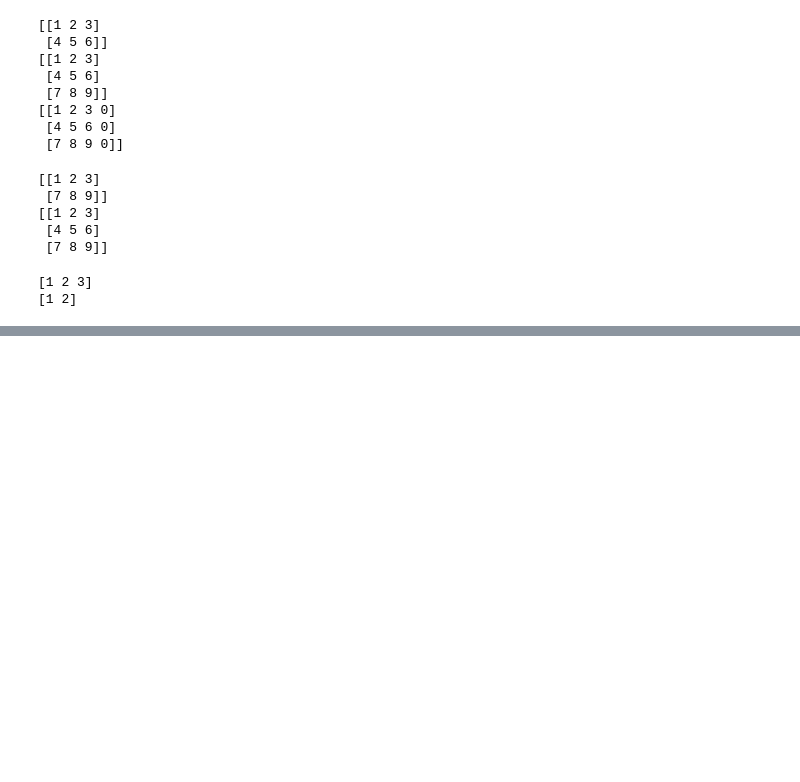
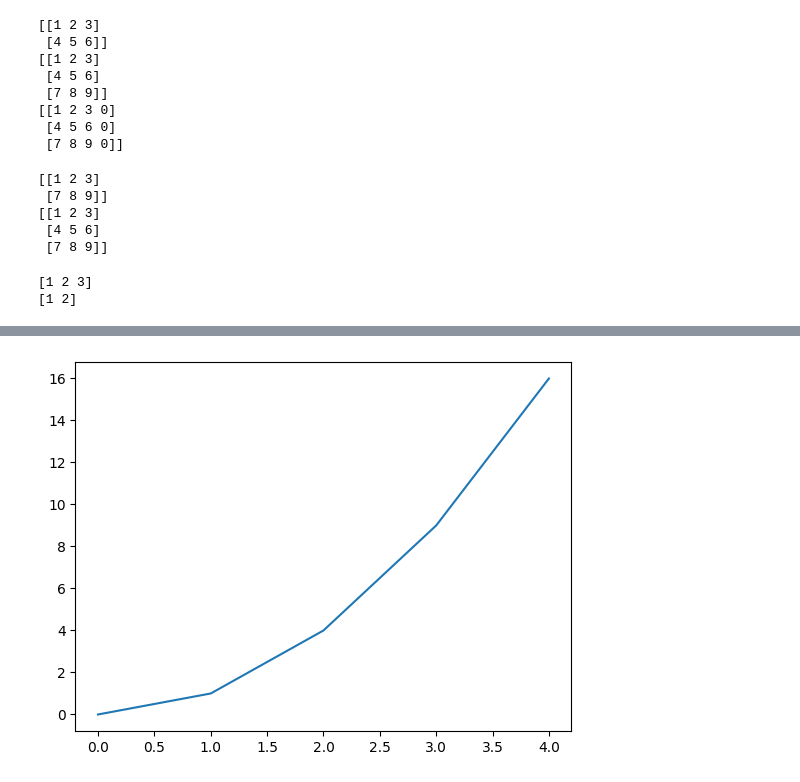
Before and after one commit to Shogo-Namaisawa/premaster_data_mining, a Jupyter notebook: code/lecture4.ipynb, the cells around one changed output, grey strips where cells are left out. Saved outputs shown, nothing was run; the diff lists cells and outputs as text; code cells hidden in the pictures; blank space fills up the shorter version.

```diff
--- a/code/lecture4.ipynb
+++ b/code/lecture4.ipynb
@@ -554,0 +567,6 @@ print(b)
+# %%
+d = [0, 1, 4, 9, 16]
+
+plt.plot(d);
+# %% [output]
+[figure, added]
```
Also changed, not shown: parts of 19 cells of this notebook, 2 other files.
